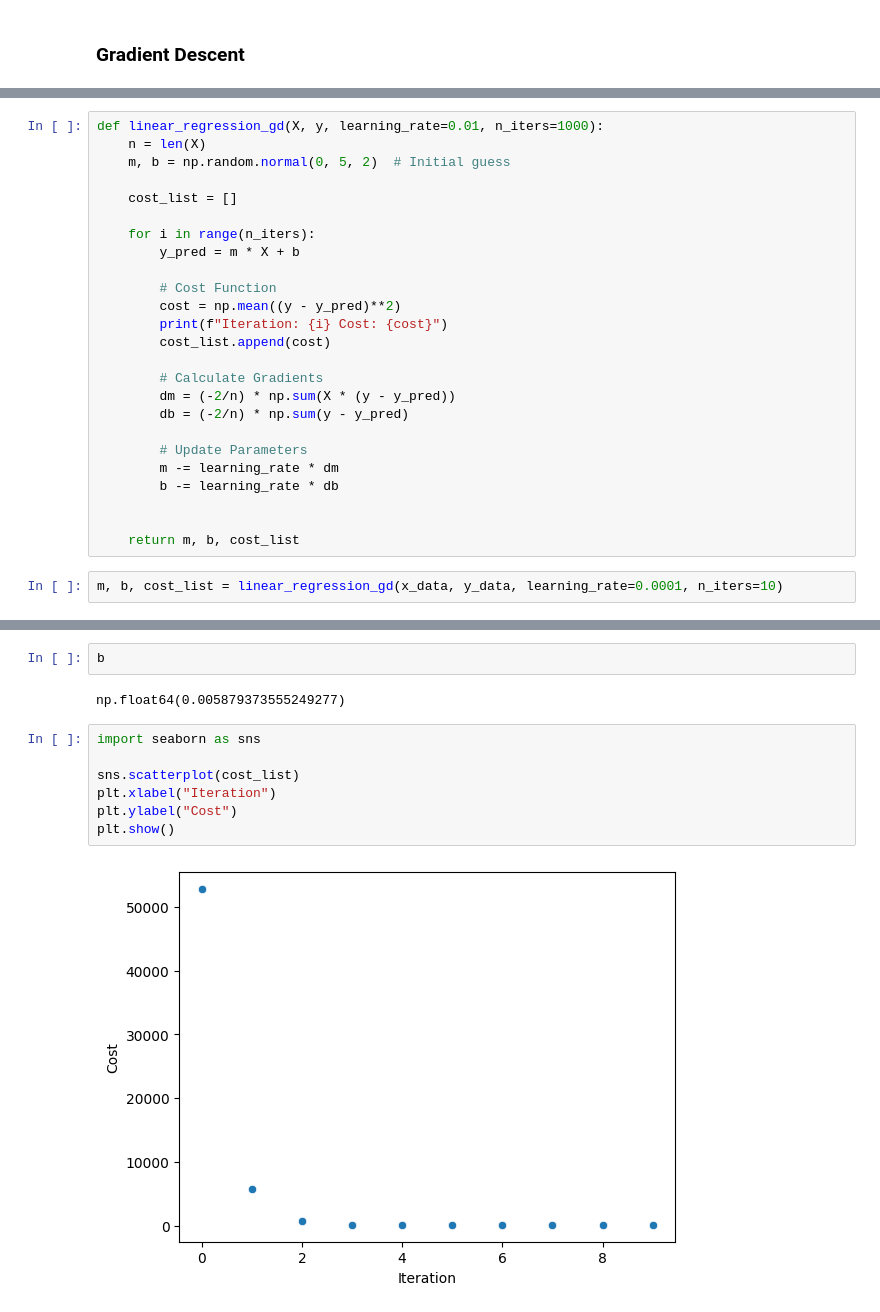
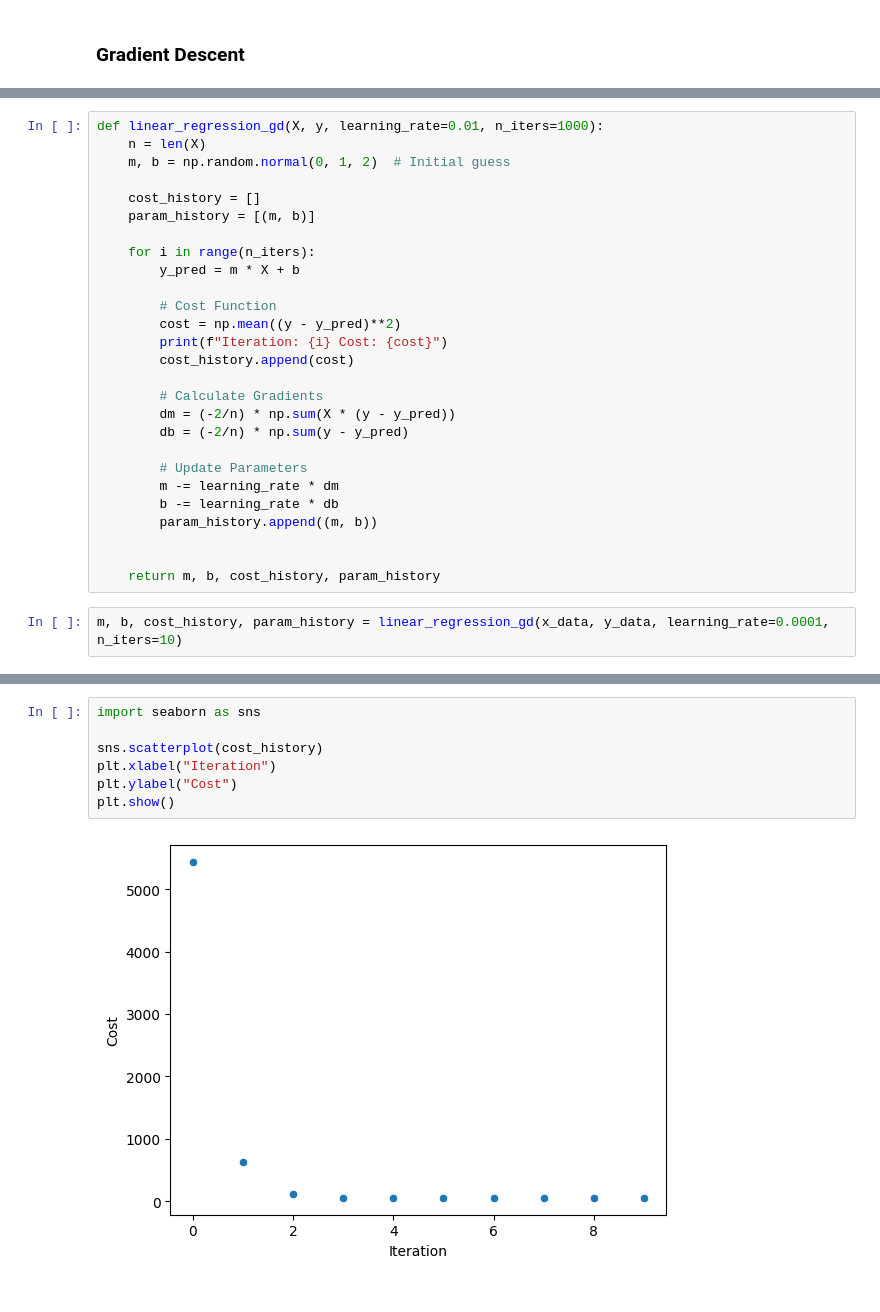
Before and after one commit to joshfpedro/math-328, a Jupyter notebook: numerical_calculus.ipynb, the cells around one changed output, grey strips where cells are left out. Saved outputs shown, nothing was run; the diff lists cells and outputs as text.

```diff
--- a/numerical_calculus.ipynb
+++ b/numerical_calculus.ipynb
@@ -264,9 +264,10 @@ plt.show()
 # %%
 def linear_regression_gd(X, y, learning_rate=0.01, n_iters=1000):
     n = len(X)
-    m, b = np.random.normal(0, 5, 2)  # Initial guess
+    m, b = np.random.normal(0, 1, 2)  # Initial guess
 
-    cost_list = []
+    cost_history = []
+    param_history = [(m, b)]
 
     for i in range(n_iters):
         y_pred = m * X + b
@@ -274,7 +275,7 @@ def linear_regression_gd(X, y, learning_rate=0.01, n_iters=1000):
         # Cost Function
         cost = np.mean((y - y_pred)**2)
         print(f"Iteration: {i} Cost: {cost}")
-        cost_list.append(cost)
+        cost_history.append(cost)
 
         # Calculate Gradients
         dm = (-2/n) * np.sum(X * (y - y_pred))
@@ -283,9 +284,10 @@ def linear_regression_gd(X, y, learning_rate=0.01, n_iters=1000):
         # Update Parameters
         m -= learning_rate * dm
         b -= learning_rate * db
+        param_history.append((m, b))
 
 
-    return m, b, cost_list
+    return m, b, cost_history, param_history
 # %%
-m, b, cost_list = linear_regression_gd(x_data, y_data, learning_rate=0.0001, n_iters=10)
+m, b, cost_history, param_history = linear_regression_gd(x_data, y_data, learning_rate=0.0001, n_iters=10)
 # %% [output]
@@ -302,13 +304,9 @@ Iteration: 9 Cost: 70.88171306034329
-# %%
-b
-# %% [output]
-np.float64(0.005879373555249277)
 # %%
 import seaborn as sns
 
-sns.scatterplot(cost_list)
+sns.scatterplot(cost_history)
 plt.xlabel("Iteration")
 plt.ylabel("Cost")
 plt.show()
 # %% [output]
-[figure, old version]
+[figure, new version]
```
Also changed, not shown: parts of 14 cells of this notebook.
